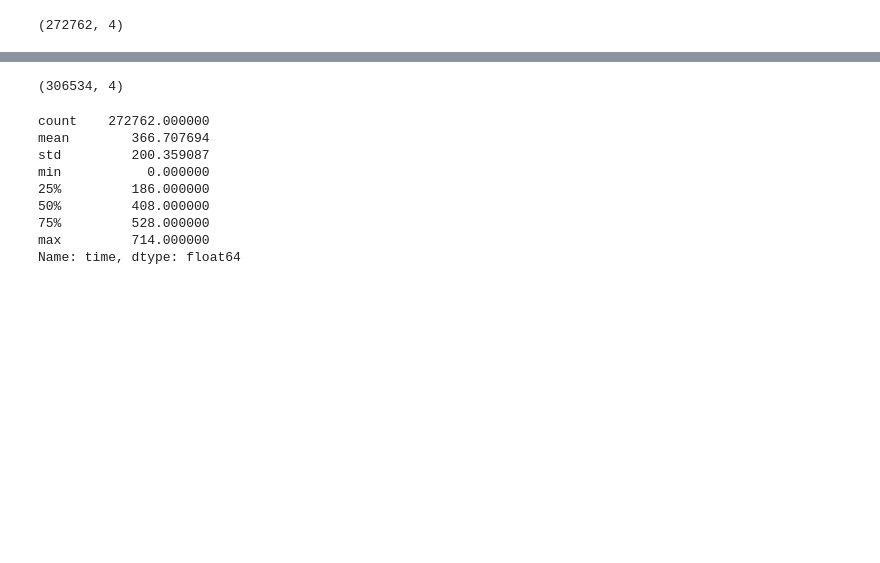
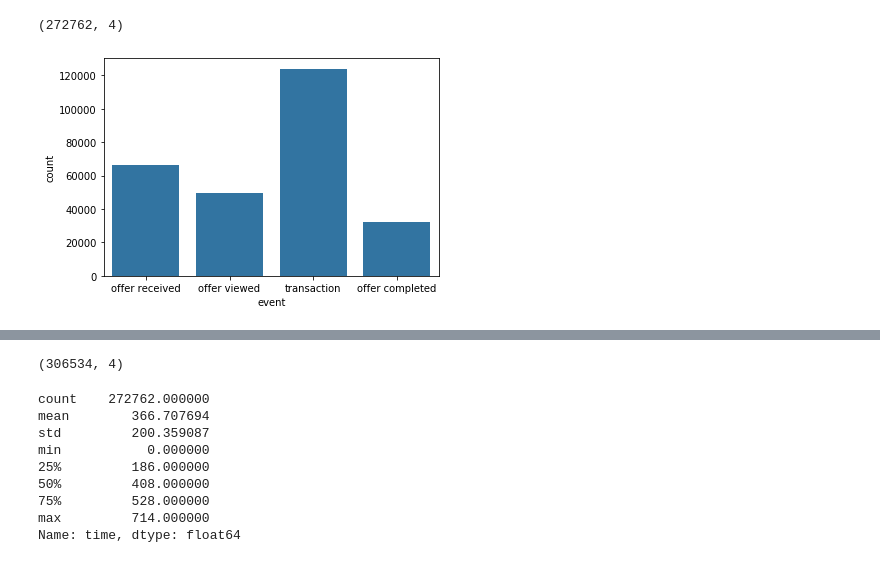
Before and after one commit to dagmaraw/Starbucks-offers, a Jupyter notebook: Starbucks_Capstone_notebook.ipynb, the cells around one changed output, grey strips where cells are left out. Drawn from its saved outputs; the diff is of its cells as text; code cells hidden in the pictures; blank space fills up the shorter version.

```diff
--- a/Starbucks_Capstone_notebook.ipynb
+++ b/Starbucks_Capstone_notebook.ipynb
@@ -306,3 +310,9 @@ transcript_clean = transcript_clean[~transcript_clean.person.isin(users_wo_info)
 transcript_clean.shape
 # %% [output]
 (272762, 4)
+# %%
+transcript_clean.event.value_counts()
+base_color = sb.color_palette()[0]
+sb.countplot(data = transcript_clean, x = 'event', color=base_color);
+# %% [output]
+[figure, added]
```
Also changed, not shown: parts of 204 cells of this notebook, 1 other file.
